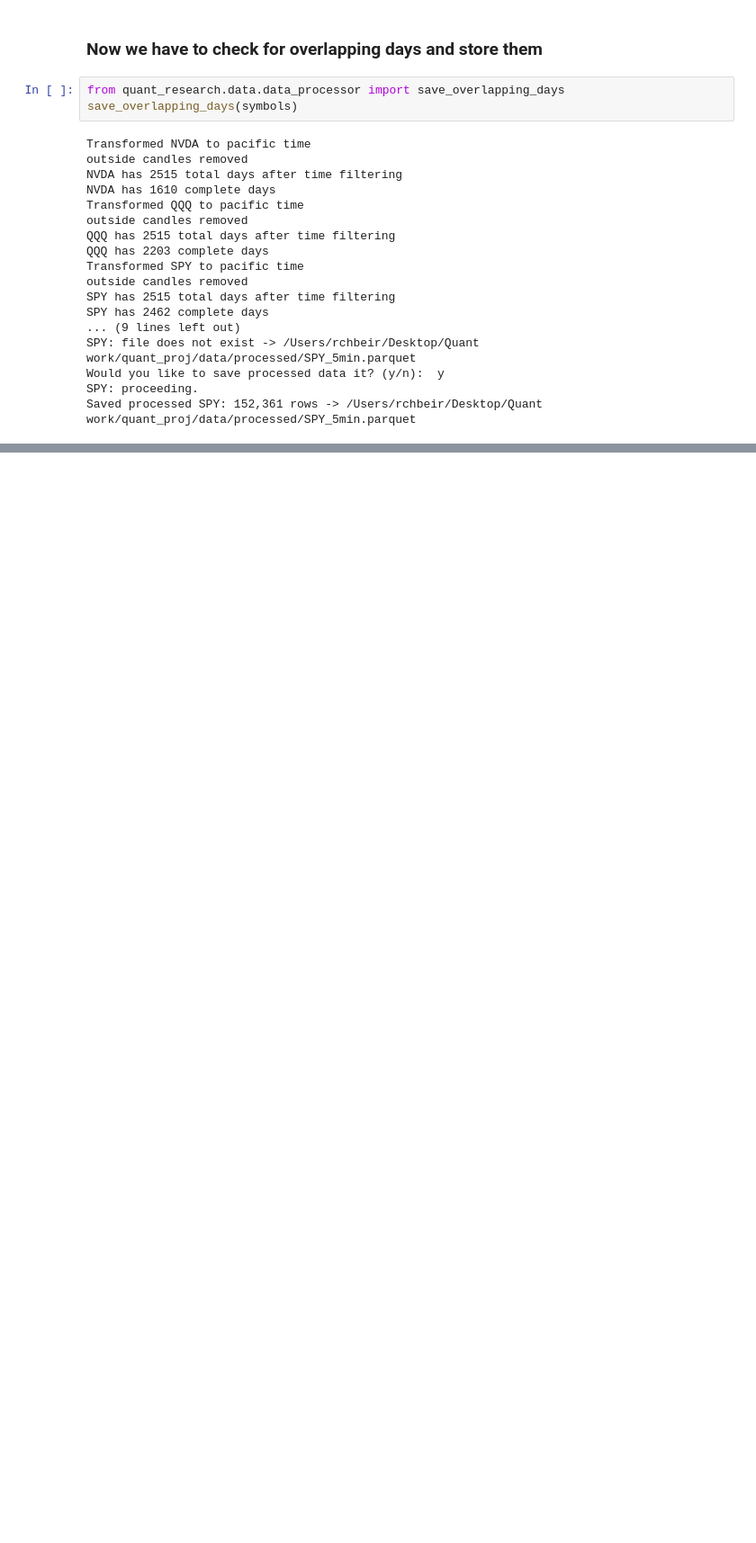
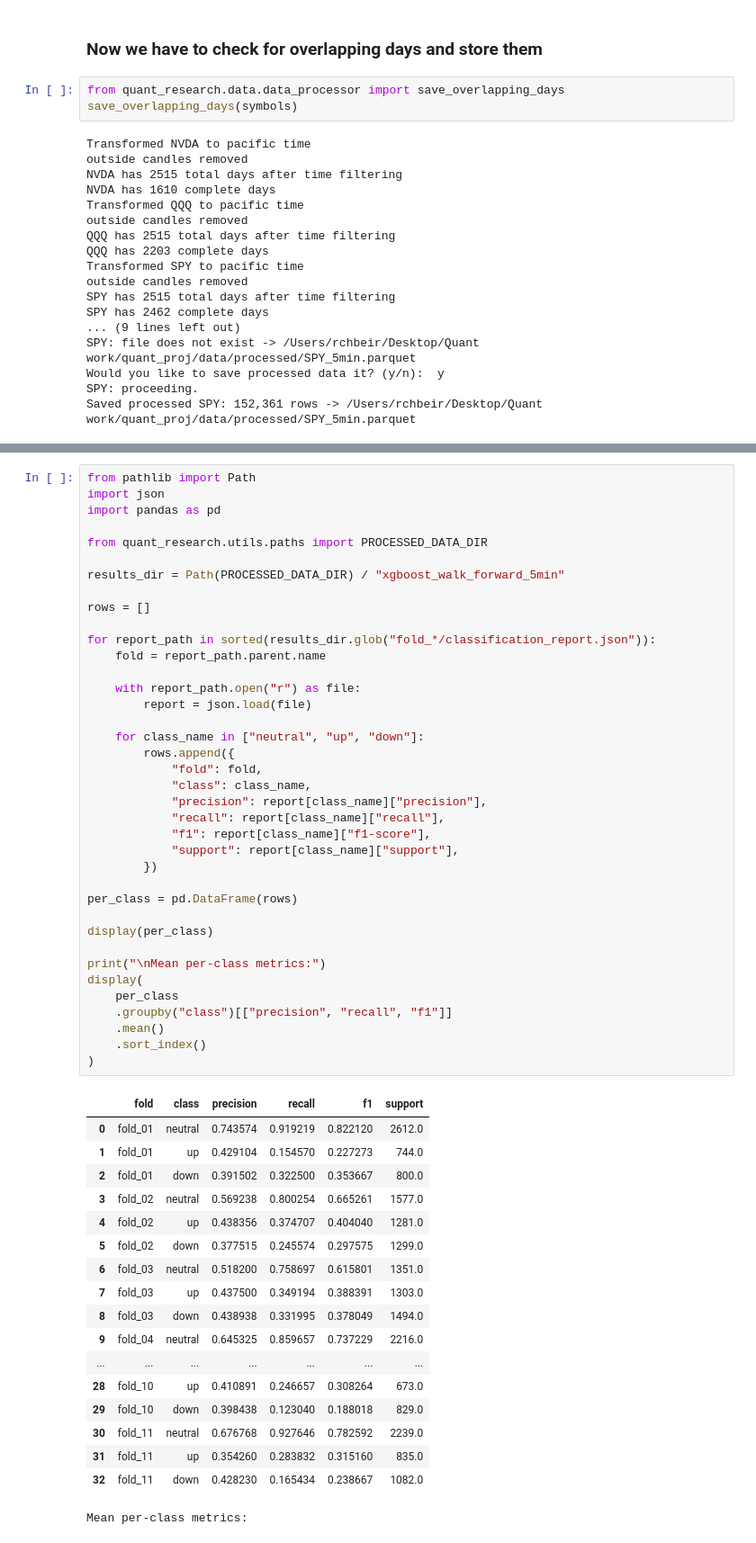
Before and after one commit to raymondchbeir/quant-research, a Jupyter notebook: notebooks/project.ipynb, the cells around one changed output, grey strips where cells are left out. Shown at 90% size. Cells and saved outputs as stored; diff of their text form; blank space fills up the shorter version.

```diff
--- a/notebooks/project.ipynb
+++ b/notebooks/project.ipynb
@@ -1562,0 +1719,57 @@ Saved labeled dataset to /Users/rchbeir/Desktop/Quant work/quant_proj/data/proce
+# %%
+from pathlib import Path
+import json
+import pandas as pd
+
+from quant_research.utils.paths import PROCESSED_DATA_DIR
+
+results_dir = Path(PROCESSED_DATA_DIR) / "xgboost_walk_forward_5min"
+
+rows = []
+
+for report_path in sorted(results_dir.glob("fold_*/classification_report.json")):
+    fold = report_path.parent.name
+
+    with report_path.open("r") as file:
+        report = json.load(file)
+
+    for class_name in ["neutral", "up", "down"]:
+        rows.append({
+            "fold": fold,
+            "class": class_name,
+            "precision": report[class_name]["precision"],
+            "recall": report[class_name]["recall"],
+            "f1": report[class_name]["f1-score"],
+            "support": report[class_name]["support"],
+        })
+
+per_class = pd.DataFrame(rows)
+
+display(per_class)
+
+print("\nMean per-class metrics:")
+display(
+    per_class
+    .groupby("class")[["precision", "recall", "f1"]]
+    .mean()
+    .sort_index()
+)
+# %% [output]
+|  | fold | class | precision | recall | f1 | support |
+| 0 | fold_01 | neutral | 0.743574 | 0.919219 | 0.822120 | 2612.0 |
+| 1 | fold_01 | up | 0.429104 | 0.154570 | 0.227273 | 744.0 |
+| 2 | fold_01 | down | 0.391502 | 0.322500 | 0.353667 | 800.0 |
+| 3 | fold_02 | neutral | 0.569238 | 0.800254 | 0.665261 | 1577.0 |
+| 4 | fold_02 | up | 0.438356 | 0.374707 | 0.404040 | 1281.0 |
+| 5 | fold_02 | down | 0.377515 | 0.245574 | 0.297575 | 1299.0 |
+| 6 | fold_03 | neutral | 0.518200 | 0.758697 | 0.615801 | 1351.0 |
+| 7 | fold_03 | up | 0.437500 | 0.349194 | 0.388391 | 1303.0 |
+| 8 | fold_03 | down | 0.438938 | 0.331995 | 0.378049 | 1494.0 |
+| 9 | fold_04 | neutral | 0.645325 | 0.859657 | 0.737229 | 2216.0 |
+| ... | ... | ... | ... | ... | ... | ... |
+| 28 | fold_10 | up | 0.410891 | 0.246657 | 0.308264 | 673.0 |
+| 29 | fold_10 | down | 0.398438 | 0.123040 | 0.188018 | 829.0 |
+| 30 | fold_11 | neutral | 0.676768 | 0.927646 | 0.782592 | 2239.0 |
+| 31 | fold_11 | up | 0.354260 | 0.283832 | 0.315160 | 835.0 |
+| 32 | fold_11 | down | 0.428230 | 0.165434 | 0.238667 | 1082.0 |
+Mean per-class metrics:
```
Also changed, not shown: parts of 53 cells of this notebook, 13 other files.
